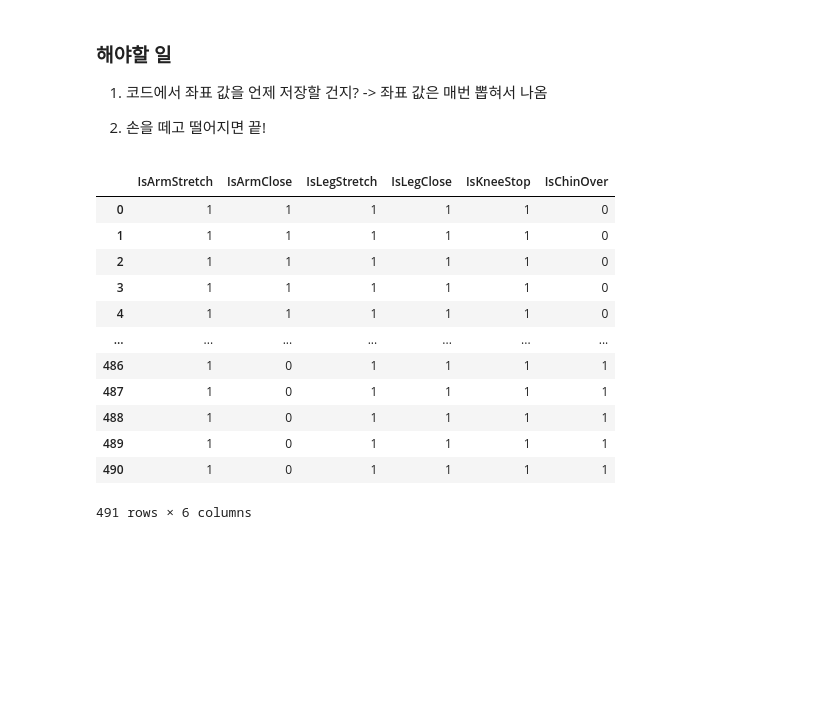
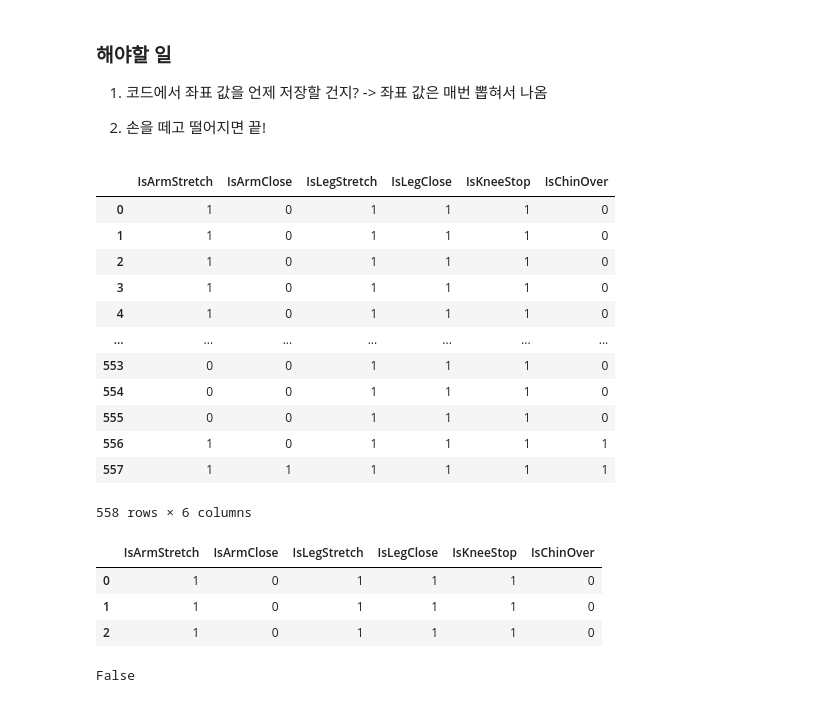
Before and after one commit to dongle94/pose-estimator, a Jupyter notebook: 턱걸이알고리즘.ipynb, the cells around one changed output. Saved outputs shown, nothing was run; the diff lists cells and outputs as text; code cells hidden in the pictures; blank space fills up the shorter version.

```diff
--- a/턱걸이알고리즘.ipynb
+++ b/턱걸이알고리즘.ipynb
@@ -382,18 +489,32 @@ pd.concat([b2, aaaaa2])
 2. 손을 떼고 떨어지면 끝!
 # %%
 # 결과
-pd.read_csv('/home/complexion/데이터바우처/pose-estimator/result.csv')
+import pandas as pd
+df = pd.read_csv('/home/complexion/데이터바우처/pose-estimator/result.csv')
-# %% [output]
-|  | IsArmStretch | IsArmClose | IsLegStretch | IsLegClose | IsKneeStop | IsChinOver |
-| 0 | 1 | 1 | 1 | 1 | 1 | 0 |
-| 1 | 1 | 1 | 1 | 1 | 1 | 0 |
-| 2 | 1 | 1 | 1 | 1 | 1 | 0 |
-| 3 | 1 | 1 | 1 | 1 | 1 | 0 |
-| 4 | 1 | 1 | 1 | 1 | 1 | 0 |
-| ... | ... | ... | ... | ... | ... | ... |
-| 486 | 1 | 0 | 1 | 1 | 1 | 1 |
-| 487 | 1 | 0 | 1 | 1 | 1 | 1 |
-| 488 | 1 | 0 | 1 | 1 | 1 | 1 |
-| 489 | 1 | 0 | 1 | 1 | 1 | 1 |
-| 490 | 1 | 0 | 1 | 1 | 1 | 1 |
-491 rows × 6 columns
+# %%
+df
+# %% [output]
+|  | IsArmStretch | IsArmClose | IsLegStretch | IsLegClose | IsKneeStop | IsChinOver |
+| 0 | 1 | 0 | 1 | 1 | 1 | 0 |
+| 1 | 1 | 0 | 1 | 1 | 1 | 0 |
+| 2 | 1 | 0 | 1 | 1 | 1 | 0 |
+| 3 | 1 | 0 | 1 | 1 | 1 | 0 |
+| 4 | 1 | 0 | 1 | 1 | 1 | 0 |
+| ... | ... | ... | ... | ... | ... | ... |
+| 553 | 0 | 0 | 1 | 1 | 1 | 0 |
+| 554 | 0 | 0 | 1 | 1 | 1 | 0 |
+| 555 | 0 | 0 | 1 | 1 | 1 | 0 |
+| 556 | 1 | 0 | 1 | 1 | 1 | 1 |
+| 557 | 1 | 1 | 1 | 1 | 1 | 1 |
+558 rows × 6 columns
+# %%
+df.iloc[:3,:]
+# %% [output]
+|  | IsArmStretch | IsArmClose | IsLegStretch | IsLegClose | IsKneeStop | IsChinOver |
+| 0 | 1 | 0 | 1 | 1 | 1 | 0 |
+| 1 | 1 | 0 | 1 | 1 | 1 | 0 |
+| 2 | 1 | 0 | 1 | 1 | 1 | 0 |
+# %%
+df['IsArmStretch'].tail(5).sum() == 5
+# %% [output]
+False
```
Also changed, not shown: parts of 21 cells of this notebook, 6 other files.
